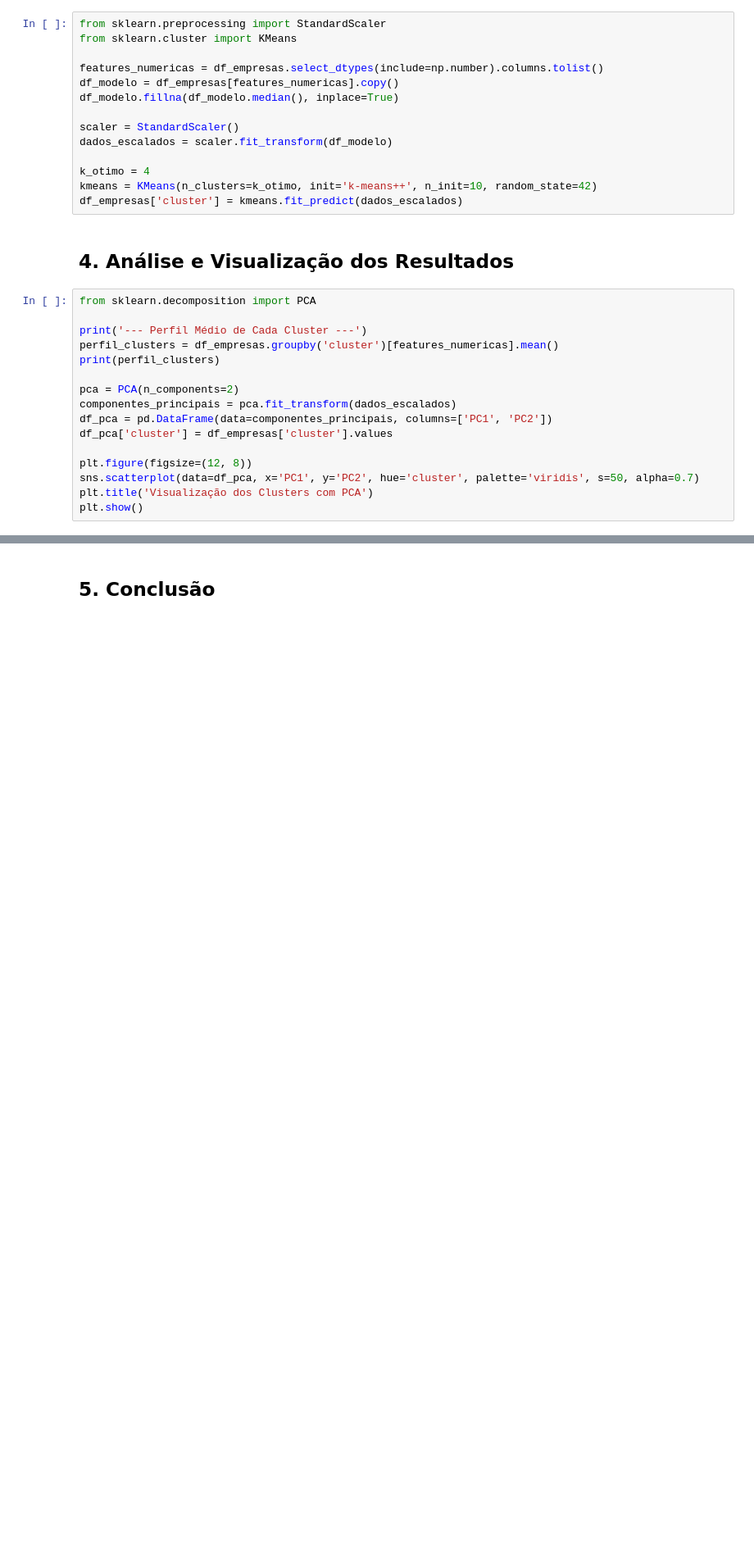
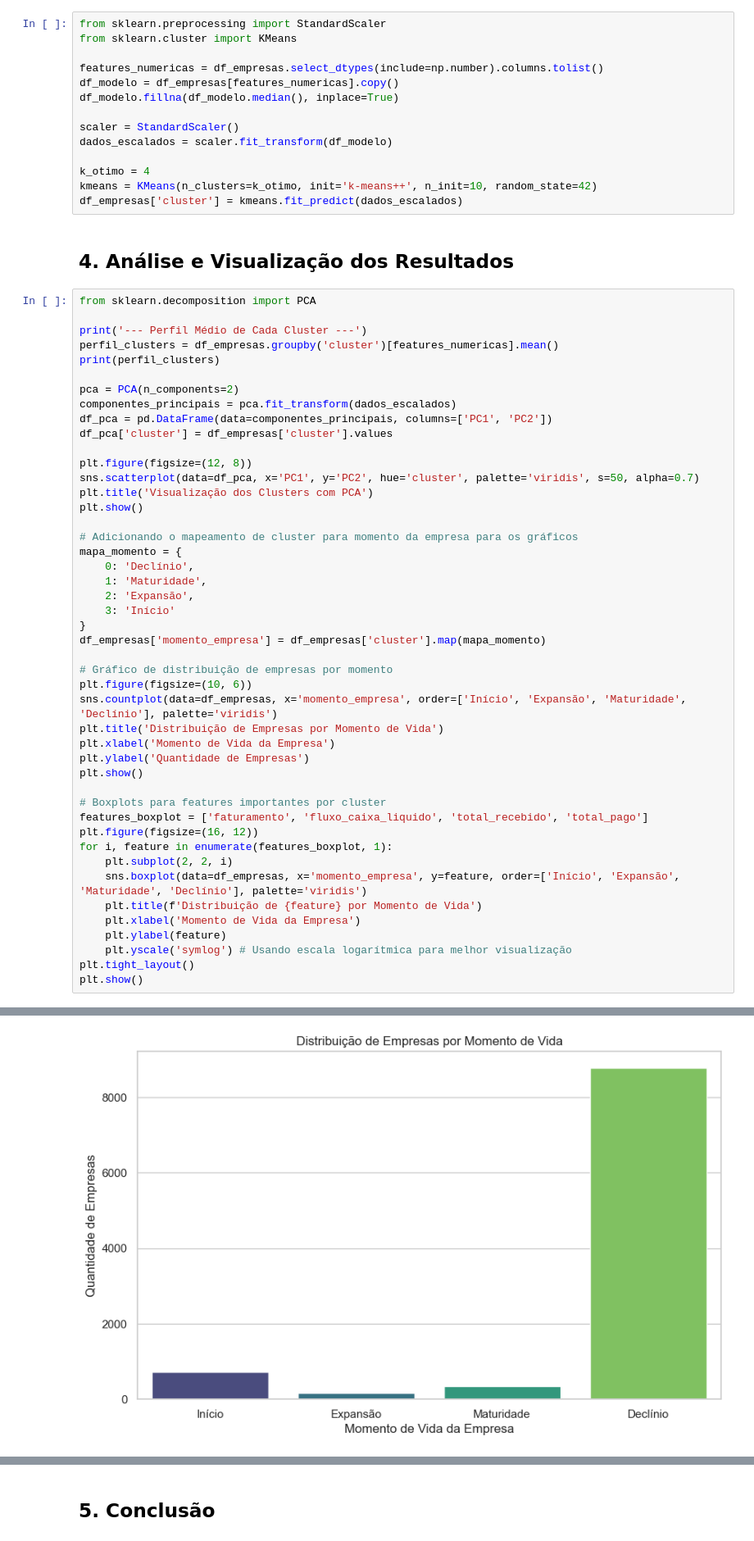
Before and after one commit to CardosoArthur/Challange_ML, a Jupyter notebook: Desafio_Completo.ipynb, the cells around one changed output, grey strips where cells are left out. Shown: that part at 82% size. Drawn from its saved outputs; the diff is of its cells as text; blank space fills up the shorter version.

Commit message:
Adicionando graficos

```diff
--- a/Desafio_Completo.ipynb
+++ b/Desafio_Completo.ipynb
@@ -81,6 +81,36 @@ plt.figure(figsize=(12, 8))
 sns.scatterplot(data=df_pca, x='PC1', y='PC2', hue='cluster', palette='viridis', s=50, alpha=0.7)
 plt.title('Visualização dos Clusters com PCA')
 plt.show()
+
+# Adicionando o mapeamento de cluster para momento da empresa para os gráficos
+mapa_momento = {
+    0: 'Declínio',
+    1: 'Maturidade',
+    2: 'Expansão',
+    3: 'Início'
+}
+df_empresas['momento_empresa'] = df_empresas['cluster'].map(mapa_momento)
+
+# Gráfico de distribuição de empresas por momento
+plt.figure(figsize=(10, 6))
+sns.countplot(data=df_empresas, x='momento_empresa', order=['Início', 'Expansão', 'Maturidade', 'Declínio'], palette='viridis')
+plt.title('Distribuição de Empresas por Momento de Vida')
+plt.xlabel('Momento de Vida da Empresa')
+plt.ylabel('Quantidade de Empresas')
+plt.show()
+
+# Boxplots para features importantes por cluster
+features_boxplot = ['faturamento', 'fluxo_caixa_liquido', 'total_recebido', 'total_pago']
+plt.figure(figsize=(16, 12))
+for i, feature in enumerate(features_boxplot, 1):
+    plt.subplot(2, 2, i)
+    sns.boxplot(data=df_empresas, x='momento_empresa', y=feature, order=['Início', 'Expansão', 'Maturidade', 'Declínio'], palette='viridis')
+    plt.title(f'Distribuição de {feature} por Momento de Vida')
+    plt.xlabel('Momento de Vida da Empresa')
+    plt.ylabel(feature)
+    plt.yscale('symlog') # Usando escala logarítmica para melhor visualização
+plt.tight_layout()
+plt.show()
 # %% [output]
 --- Perfil Médio de Cada Cluster ---
          total_recebido  num_transacoes_recebidas  num_clientes_unicos  \
@@ -102,0 +136 @@ cluster
+[figure, added]
```
Also changed, not shown: parts of 1 cell of this notebook, 1 other file.
